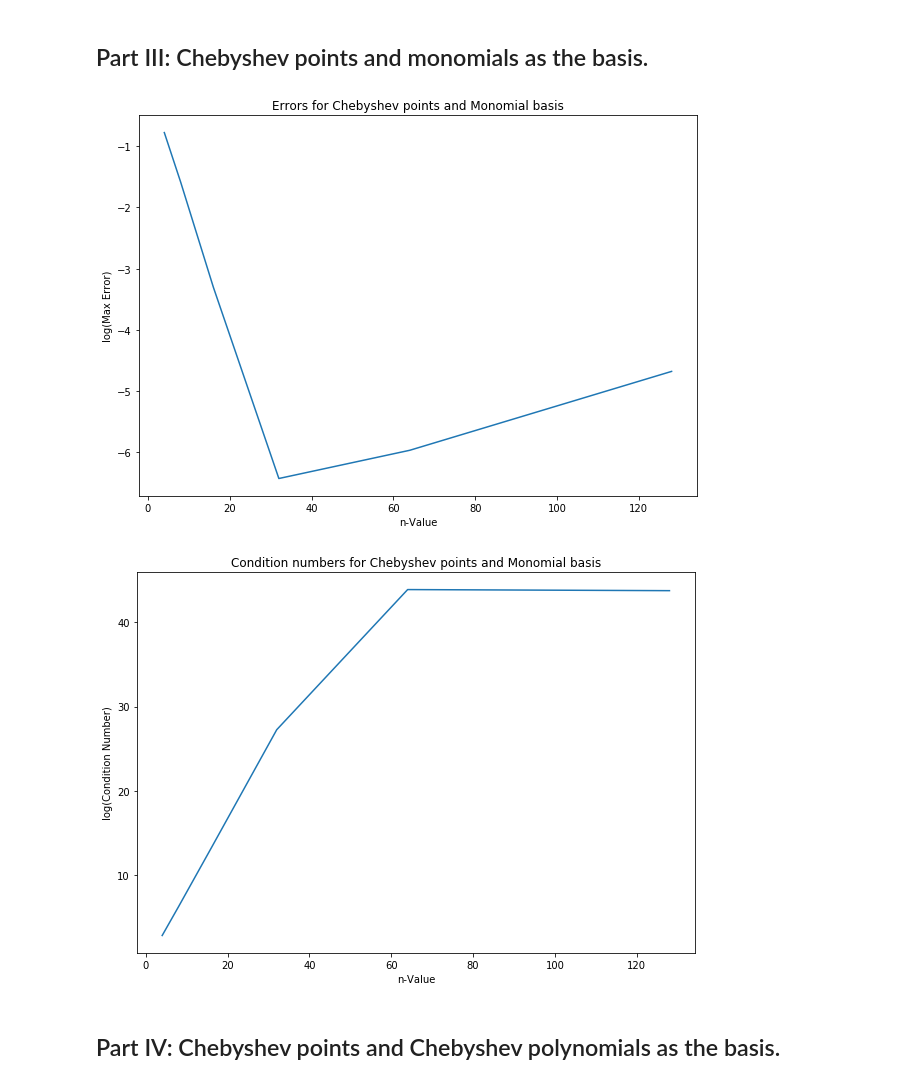
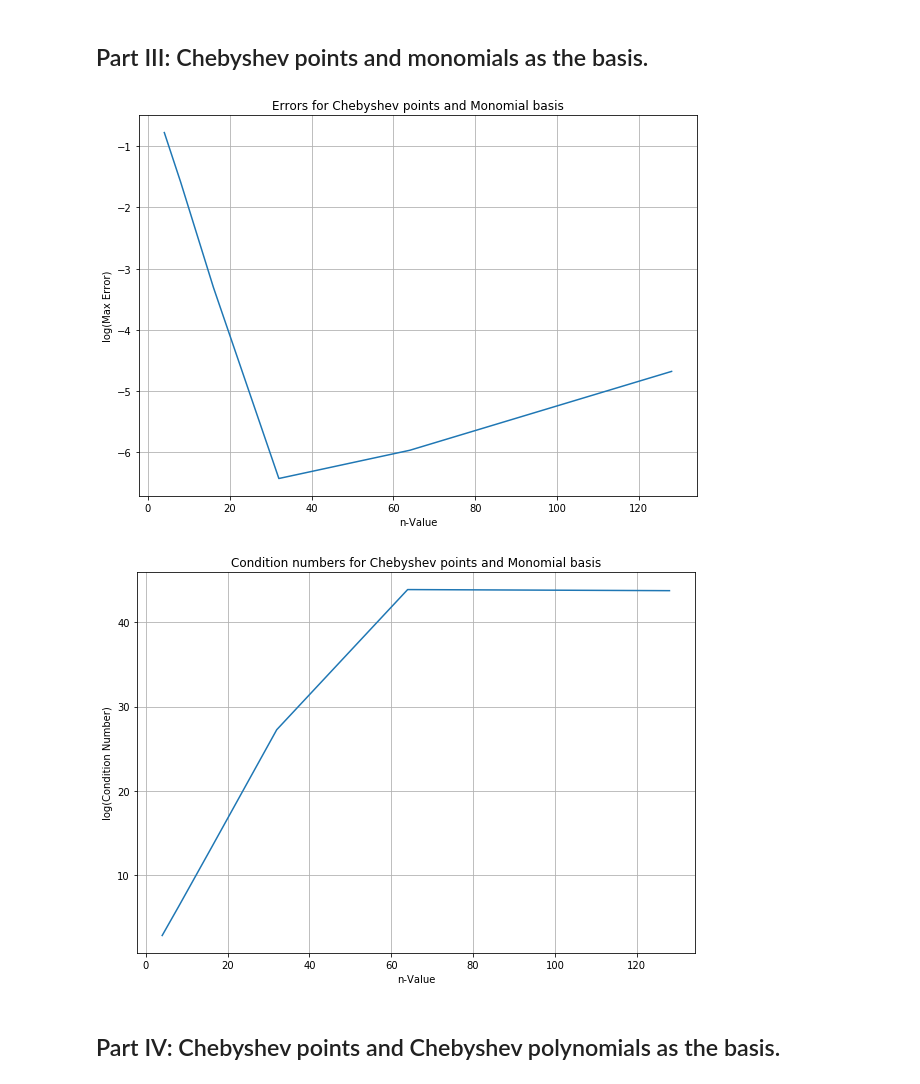
Before and after one commit to sharath/MATH651, a Jupyter notebook: hw3.ipynb, the cells around one changed output. Cells and saved outputs as stored; diff of their text form; code cells hidden in the pictures.

```diff
--- a/hw3.ipynb
+++ b/hw3.ipynb
@@ -138,21 +142,23 @@ for n in ns:
 # %%
 plt.figure(figsize=(10, 7))
 plt.plot(ns, np.log(errors))
 plt.title('Errors for Chebyshev points and Monomial basis')
 plt.xlabel('n-Value')
 plt.ylabel('log(Max Error)')
+plt.grid()
 plt.show()
 # %% [output]
-[figure, old version]
+[figure, new version]
 # %%
 plt.figure(figsize=(10, 7))
 plt.plot(ns, np.log(cond_n))
 plt.title('Condition numbers for Chebyshev points and Monomial basis')
 plt.xlabel('n-Value')
 plt.ylabel('log(Condition Number)')
+plt.grid()
 plt.show()
 # %% [output]
-[figure, old version]
+[figure, new version]
 # %% [markdown]
 ## Part IV: Chebyshev points and Chebyshev polynomials as the basis.
 # %%
```
Also changed, not shown: parts of 16 cells of this notebook.
